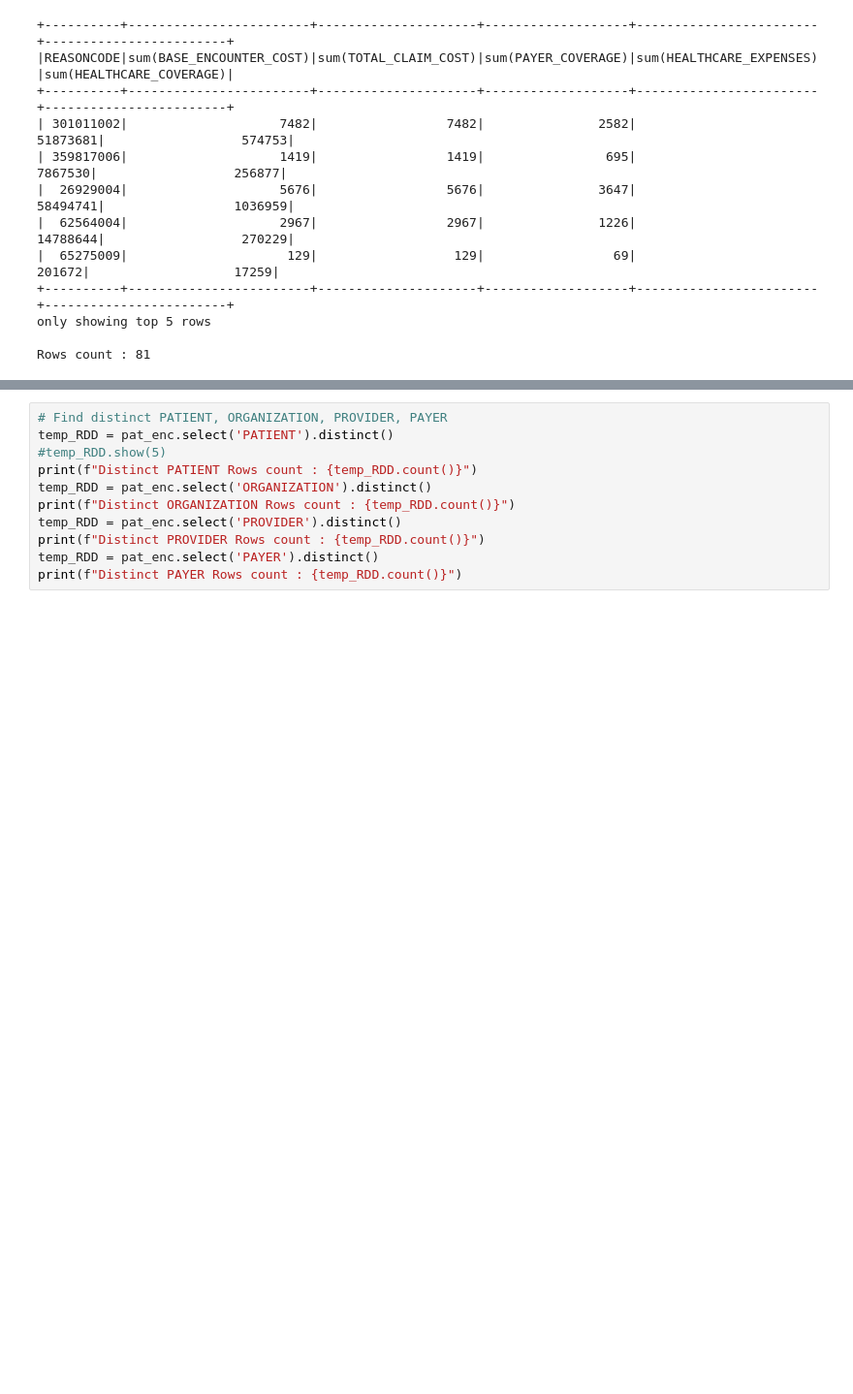
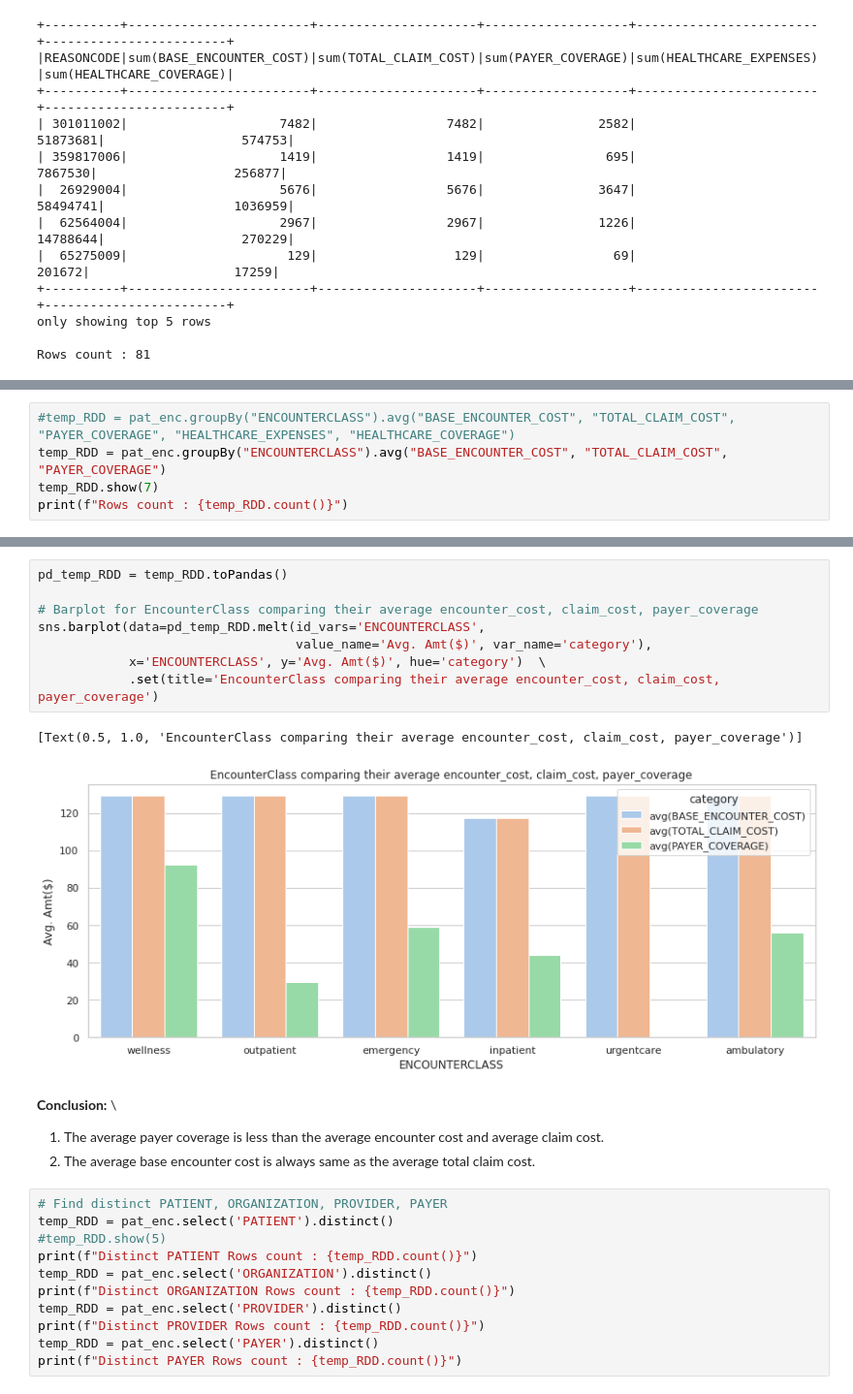
Before and after one commit to sunil-karki/EHR, a Jupyter notebook: WRL_EHR_1.ipynb, the cells around one changed output, grey strips where cells are left out. Shown at 97% size. Saved outputs shown, nothing was run; the diff lists cells and outputs as text; blank space fills up the shorter version.

```diff
--- a/WRL_EHR_1.ipynb
+++ b/WRL_EHR_1.ipynb
@@ -681,0 +702,5 @@ Rows count : 6
+# %%
+#temp_RDD = pat_enc.groupBy("ENCOUNTERCLASS").avg("BASE_ENCOUNTER_COST", "TOTAL_CLAIM_COST", "PAYER_COVERAGE", "HEALTHCARE_EXPENSES", "HEALTHCARE_COVERAGE")
+temp_RDD = pat_enc.groupBy("ENCOUNTERCLASS").avg("BASE_ENCOUNTER_COST", "TOTAL_CLAIM_COST", "PAYER_COVERAGE")
+temp_RDD.show(7)
+print(f"Rows count : {temp_RDD.count()}")
@@ -682,3 +720,19 @@ Rows count : 6
+# %%
+pd_temp_RDD = temp_RDD.toPandas()
+
+# Barplot for EncounterClass comparing their average encounter_cost, claim_cost, payer_coverage
+sns.barplot(data=pd_temp_RDD.melt(id_vars='ENCOUNTERCLASS',
+                                  value_name='Avg. Amt($)', var_name='category'),
+            x='ENCOUNTERCLASS', y='Avg. Amt($)', hue='category')  \
+            .set(title='EncounterClass comparing their average encounter_cost, claim_cost, payer_coverage')
+# %% [output]
+[Text(0.5, 1.0, 'EncounterClass comparing their average encounter_cost, claim_cost, payer_coverage')]
+[figure, added]
+# %% [markdown]
+**Conclusion:**
+\
+1. The average payer coverage is less than the average encounter cost and average claim cost.
+2. The average base encounter cost is always same as the average total claim cost.
 # %%
 # Find distinct PATIENT, ORGANIZATION, PROVIDER, PAYER
 temp_RDD = pat_enc.select('PATIENT').distinct()
```
Also changed, not shown: parts of 6 cells of this notebook.
